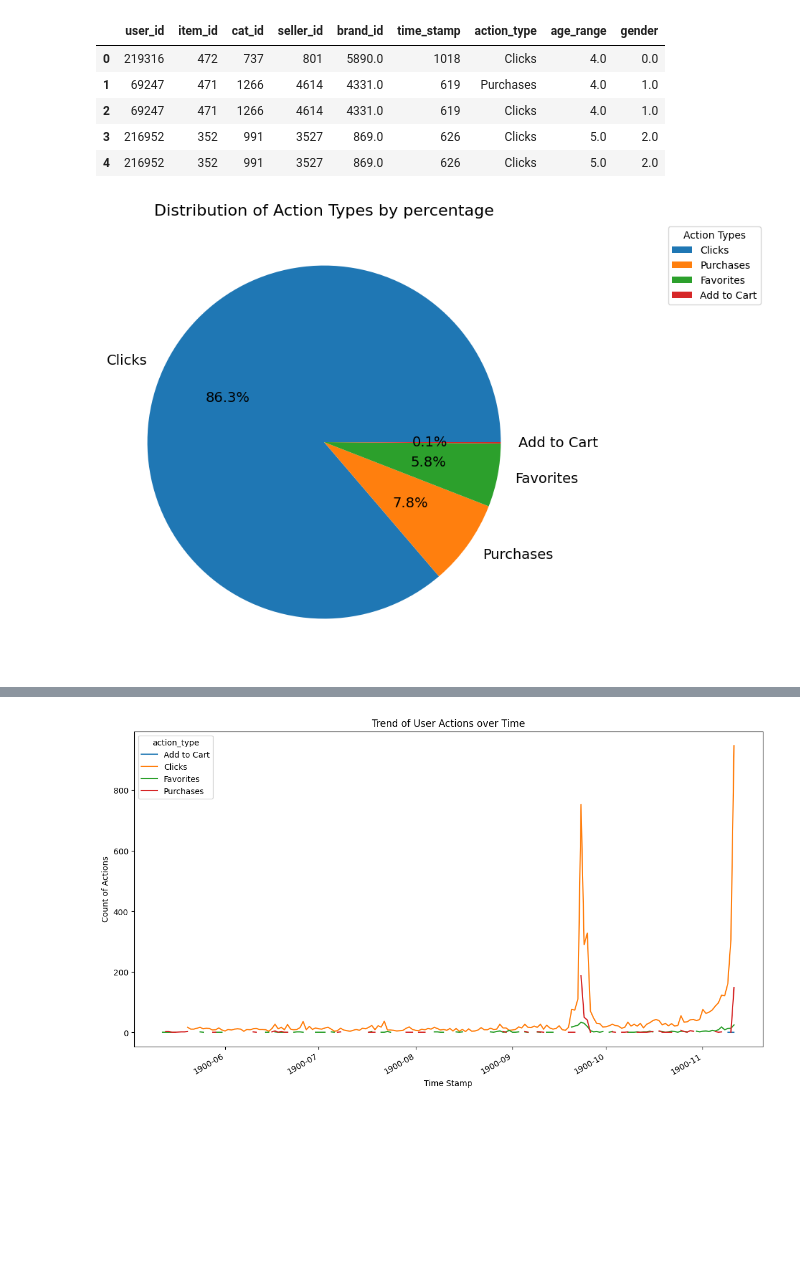
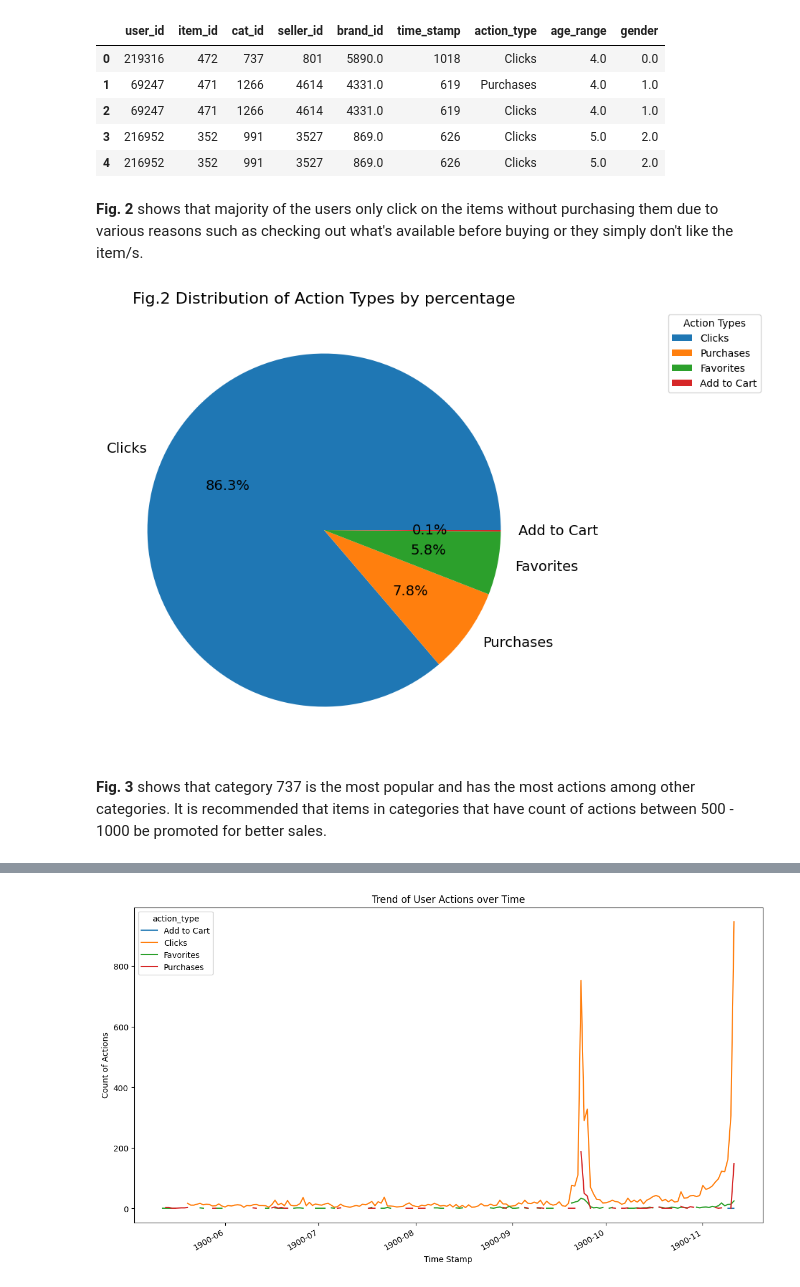
Before and after one commit to CaptainComputer1/CECS550Project, a Jupyter notebook: EM_PR_Final_DataVis.ipynb, the cells around one changed output, grey strips where cells are left out. Drawn from its saved outputs; the diff is of its cells as text; code cells hidden in the pictures; blank space fills up the shorter version.

```diff
--- a/EM_PR_Final_DataVis.ipynb
+++ b/EM_PR_Final_DataVis.ipynb
@@ -76,19 +76,23 @@ merged_data.head()
 | 2 | 69247 | 471 | 1266 | 4614 | 4331.0 | 619 | Clicks | 4.0 | 1.0 |
 | 3 | 216952 | 352 | 991 | 3527 | 869.0 | 626 | Clicks | 5.0 | 2.0 |
 | 4 | 216952 | 352 | 991 | 3527 | 869.0 | 626 | Clicks | 5.0 | 2.0 |
+# %% [markdown]
+**Fig. 2** shows that majority of the users only click on the items without purchasing them due to various reasons such as checking out what's available before buying or they simply don't like the item/s.
 # %%
 # Pie chart - to show action types distribution
 action_type_counts = merged_data['action_type'].value_counts()
 action_type_percentages = 100 * action_type_counts / len(merged_data)
 
 plt.figure(figsize=(8,8))
 plt.pie(action_type_percentages, labels=action_type_percentages.index, autopct='%1.1f%%', textprops={'fontsize': 14})
-plt.title('Distribution of Action Types by percentage', fontsize=16)
+plt.title('Fig.2 Distribution of Action Types by percentage', fontsize=16)
 plt.legend(title='Action Types', loc='best', bbox_to_anchor=(1, 0.5, 0.5, 0.5))
 
 plt.show()
 # %% [output]
-[figure, old version]
+[figure, new version]
+# %% [markdown]
+**Fig. 3** shows that category 737 is the most popular and has the most actions among other categories. It is recommended that items in categories that have count of actions between 500 - 1000 be promoted for better sales.
 # %%
 # Pivot table - to aggregate the number of actions by category and action type
 pivot_table = user_logs.pivot_table(index="cat_id", columns="action_type", values="user_id", aggfunc="count")
```
Also changed, not shown: parts of 9 cells of this notebook.
